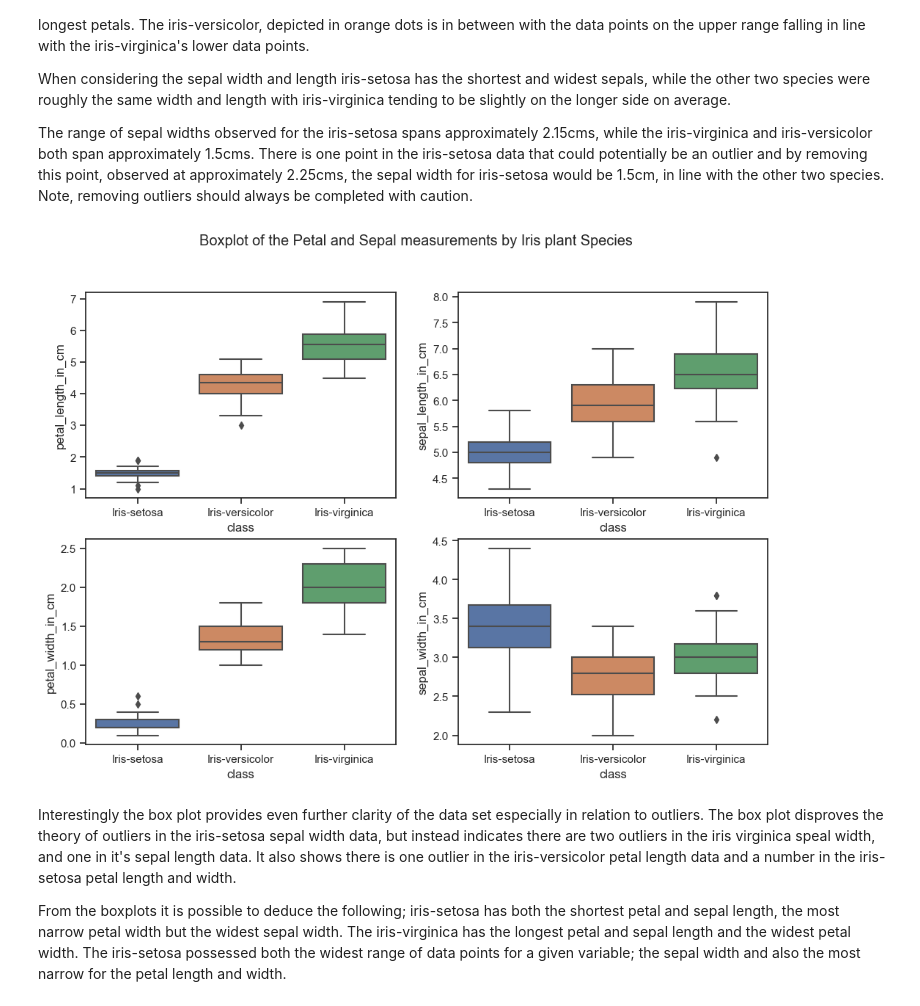
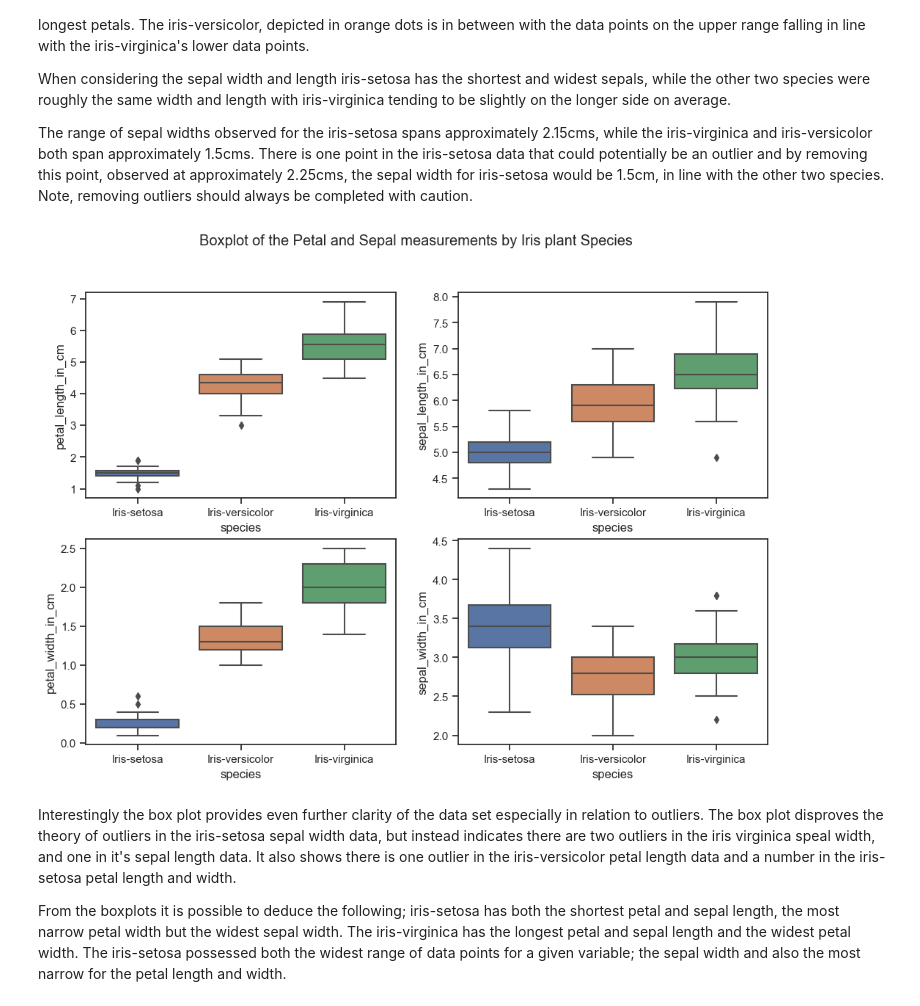
Before and after one commit to emma2d/Fundamentals_of_DA, a Jupyter notebook: project.ipynb, the cells around one changed output. Saved outputs shown, nothing was run; the diff lists cells and outputs as text; code cells hidden in the pictures.

```diff
--- a/project.ipynb
+++ b/project.ipynb
@@ -67,7 +67,7 @@ col_names = ["sepal_length_in_cm",
             "sepal_width_in_cm",
             "petal_length_in_cm",
             "petal_width_in_cm",
-            "class"]
+            "species"]
 
 iris_data = pd.read_csv(csv_url, names=col_names)
 iris_data.info()
@@ -176,15 +176,15 @@ The range of sepal widths observed for the iris-setosa spans approximately 2.15c
 # %%
 sns.set(style="ticks", palette="deep")
 f, axes = plt.subplots(2, 2, sharey=False, figsize=(12, 8))
 
-sns.boxplot(x= "class", y= "sepal_length_in_cm", data=iris_data, ax=axes[0,1])
-sns.boxplot(x= "class", y= "sepal_width_in_cm", data=iris_data, ax=axes[1,1])
-sns.boxplot(x= "class", y= "petal_length_in_cm", data=iris_data, ax=axes[0,0])
-sns.boxplot(x= "class", y= "petal_width_in_cm", data=iris_data, ax=axes[1,0])
+sns.boxplot(x= "species", y= "sepal_length_in_cm", data=iris_data, ax=axes[0,1])
+sns.boxplot(x= "species", y= "sepal_width_in_cm", data=iris_data, ax=axes[1,1])
+sns.boxplot(x= "species", y= "petal_length_in_cm", data=iris_data, ax=axes[0,0])
+sns.boxplot(x= "species", y= "petal_width_in_cm", data=iris_data, ax=axes[1,0])
 f.suptitle("Boxplot of the Petal and Sepal measurements by Iris plant Species")
 plt.show()
 # %% [output]
-[figure, old version]
+[figure, new version]
 # %% [markdown]
 Interestingly the box plot provides even further clarity of the data set especially in relation to outliers. The box plot disproves the theory of outliers in the iris-setosa sepal width data, but instead indicates there are two outliers in the iris virginica speal width, and one in it's sepal length data. It also shows there is one outlier in the iris-versicolor petal length data and a number in the iris-setosa petal length and width.
 
```
Also changed, not shown: parts of 16 cells of this notebook, 1 other file.
